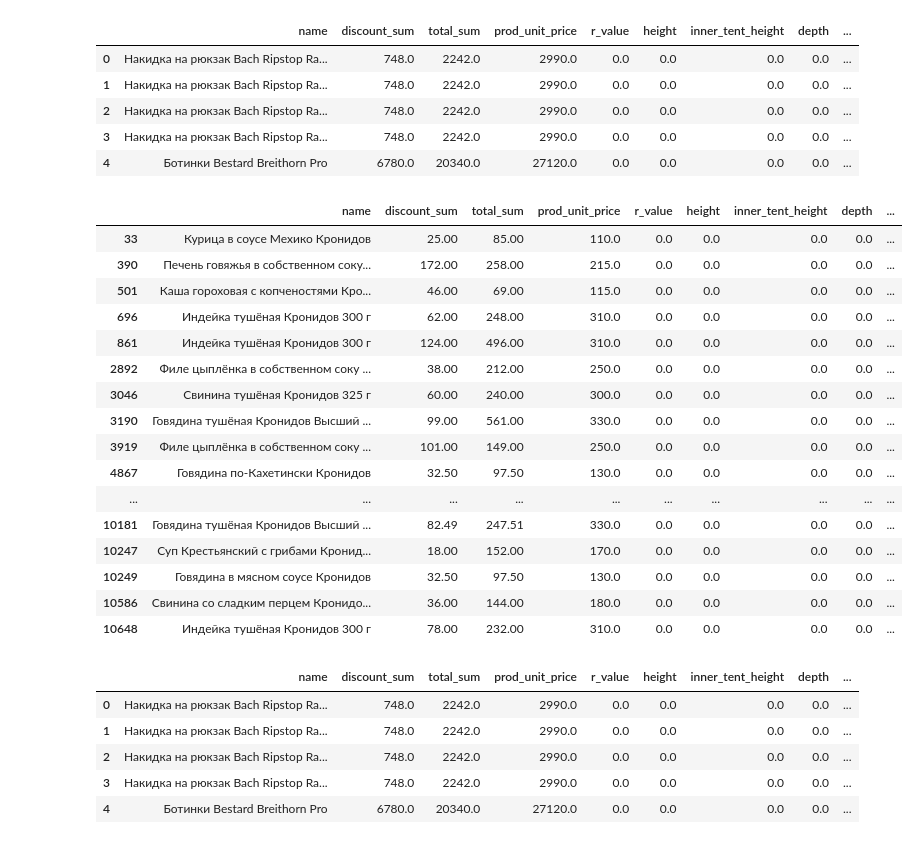
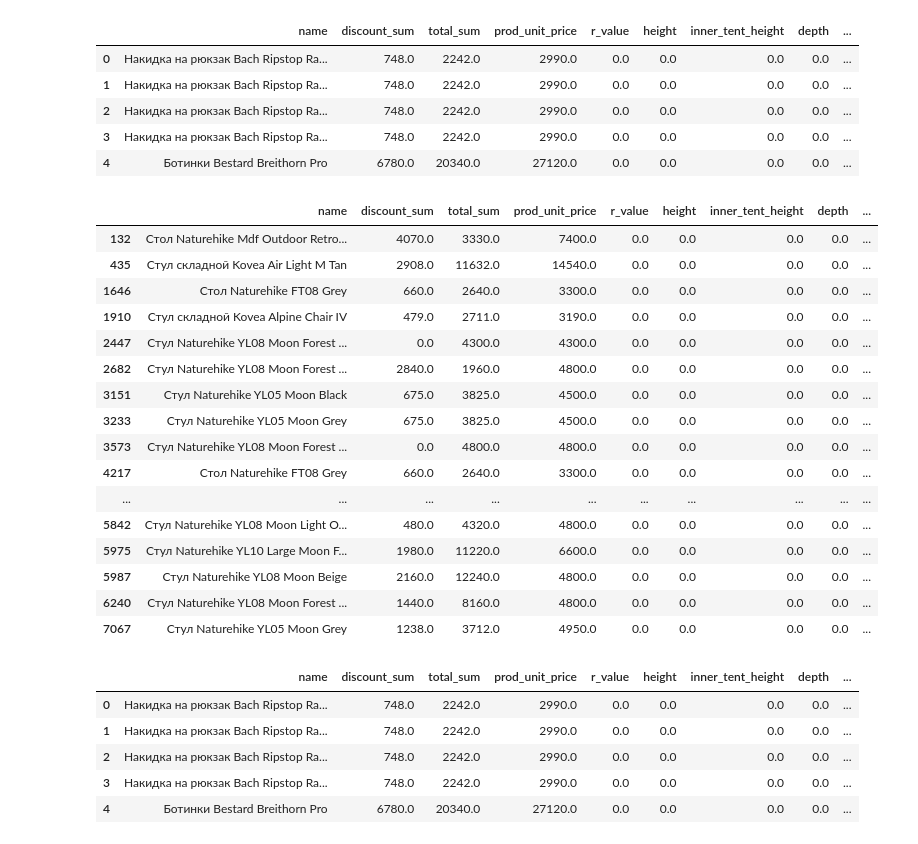
Before and after one commit to Annivol/RKT_diploma, a Jupyter notebook: Test_biv_PCA.ipynb, the cells around one changed output. Cells and saved outputs as stored; diff of their text form; code cells hidden in the pictures.

```diff
--- a/Test_biv_PCA.ipynb
+++ b/Test_biv_PCA.ipynb
@@ -211,26 +193,26 @@ df_tocheck.head(5)
 | 3 | Накидка на рюкзак Bach Ripstop Ra... | 748.0 | 2242.0 | 2990.0 | 0.0 | 0.0 | 0.0 | 0.0 | ... |
 | 4 | Ботинки Bestard Breithorn Pro | 6780.0 | 20340.0 | 27120.0 | 0.0 | 0.0 | 0.0 | 0.0 | ... |
 # %%
-df_inside_cluster = df_tocheck.loc[(df_tocheck['clusters'] == 6)]
+df_inside_cluster = df_tocheck.loc[(df_tocheck['clusters'] == 10)]
 df_inside_cluster.head(20)
 # %% [output]
 |  | name | discount_sum | total_sum | prod_unit_price | r_value | height | inner_tent_height | depth | ... |
-| 33 | Курица в соусе Мехико Кронидов | 25.00 | 85.00 | 110.0 | 0.0 | 0.0 | 0.0 | 0.0 | ... |
-| 390 | Печень говяжья в собственном соку... | 172.00 | 258.00 | 215.0 | 0.0 | 0.0 | 0.0 | 0.0 | ... |
-| 501 | Каша гороховая с копченостями Кро... | 46.00 | 69.00 | 115.0 | 0.0 | 0.0 | 0.0 | 0.0 | ... |
-| 696 | Индейка тушёная Кронидов 300 г | 62.00 | 248.00 | 310.0 | 0.0 | 0.0 | 0.0 | 0.0 | ... |
-| 861 | Индейка тушёная Кронидов 300 г | 124.00 | 496.00 | 310.0 | 0.0 | 0.0 | 0.0 | 0.0 | ... |
-| 2892 | Филе цыплёнка в собственном соку ... | 38.00 | 212.00 | 250.0 | 0.0 | 0.0 | 0.0 | 0.0 | ... |
-| 3046 | Свинина тушёная Кронидов 325 г | 60.00 | 240.00 | 300.0 | 0.0 | 0.0 | 0.0 | 0.0 | ... |
-| 3190 | Говядина тушёная Кронидов Высший ... | 99.00 | 561.00 | 330.0 | 0.0 | 0.0 | 0.0 | 0.0 | ... |
-| 3919 | Филе цыплёнка в собственном соку ... | 101.00 | 149.00 | 250.0 | 0.0 | 0.0 | 0.0 | 0.0 | ... |
-| 4867 | Говядина по-Кахетински Кронидов | 32.50 | 97.50 | 130.0 | 0.0 | 0.0 | 0.0 | 0.0 | ... |
+| 132 | Стол Naturehike Mdf Outdoor Retro... | 4070.0 | 3330.0 | 7400.0 | 0.0 | 0.0 | 0.0 | 0.0 | ... |
+| 435 | Стул складной Kovea Air Light M Tan | 2908.0 | 11632.0 | 14540.0 | 0.0 | 0.0 | 0.0 | 0.0 | ... |
+| 1646 | Стол Naturehike FT08 Grey | 660.0 | 2640.0 | 3300.0 | 0.0 | 0.0 | 0.0 | 0.0 | ... |
+| 1910 | Стул складной Kovea Alpine Chair IV | 479.0 | 2711.0 | 3190.0 | 0.0 | 0.0 | 0.0 | 0.0 | ... |
+| 2447 | Стул Naturehike YL08 Moon Forest ... | 0.0 | 4300.0 | 4300.0 | 0.0 | 0.0 | 0.0 | 0.0 | ... |
+| 2682 | Стул Naturehike YL08 Moon Forest ... | 2840.0 | 1960.0 | 4800.0 | 0.0 | 0.0 | 0.0 | 0.0 | ... |
+| 3151 | Стул Naturehike YL05 Moon Black | 675.0 | 3825.0 | 4500.0 | 0.0 | 0.0 | 0.0 | 0.0 | ... |
+| 3233 | Стул Naturehike YL05 Moon Grey | 675.0 | 3825.0 | 4500.0 | 0.0 | 0.0 | 0.0 | 0.0 | ... |
+| 3573 | Стул Naturehike YL08 Moon Forest ... | 0.0 | 4800.0 | 4800.0 | 0.0 | 0.0 | 0.0 | 0.0 | ... |
+| 4217 | Стол Naturehike FT08 Grey | 660.0 | 2640.0 | 3300.0 | 0.0 | 0.0 | 0.0 | 0.0 | ... |
 | ... | ... | ... | ... | ... | ... | ... | ... | ... | ... |
-| 10181 | Говядина тушёная Кронидов Высший ... | 82.49 | 247.51 | 330.0 | 0.0 | 0.0 | 0.0 | 0.0 | ... |
-| 10247 | Суп Крестьянский с грибами Кронид... | 18.00 | 152.00 | 170.0 | 0.0 | 0.0 | 0.0 | 0.0 | ... |
-| 10249 | Говядина в мясном соусе Кронидов | 32.50 | 97.50 | 130.0 | 0.0 | 0.0 | 0.0 | 0.0 | ... |
-| 10586 | Свинина со сладким перцем Кронидо... | 36.00 | 144.00 | 180.0 | 0.0 | 0.0 | 0.0 | 0.0 | ... |
-| 10648 | Индейка тушёная Кронидов 300 г | 78.00 | 232.00 | 310.0 | 0.0 | 0.0 | 0.0 | 0.0 | ... |
+| 5842 | Стул Naturehike YL08 Moon Light O... | 480.0 | 4320.0 | 4800.0 | 0.0 | 0.0 | 0.0 | 0.0 | ... |
+| 5975 | Стул Naturehike YL10 Large Moon F... | 1980.0 | 11220.0 | 6600.0 | 0.0 | 0.0 | 0.0 | 0.0 | ... |
+| 5987 | Стул Naturehike YL08 Moon Beige | 2160.0 | 12240.0 | 4800.0 | 0.0 | 0.0 | 0.0 | 0.0 | ... |
+| 6240 | Стул Naturehike YL08 Moon Forest ... | 1440.0 | 8160.0 | 4800.0 | 0.0 | 0.0 | 0.0 | 0.0 | ... |
+| 7067 | Стул Naturehike YL05 Moon Grey | 1238.0 | 3712.0 | 4950.0 | 0.0 | 0.0 | 0.0 | 0.0 | ... |
 # %%
 from sklearn.cluster import KMeans
 kmeans = KMeans(n_clusters = 400, random_state = 1).fit(X_pcadbs)
```
Also changed, not shown: parts of 3 cells of this notebook, 7 other files.
